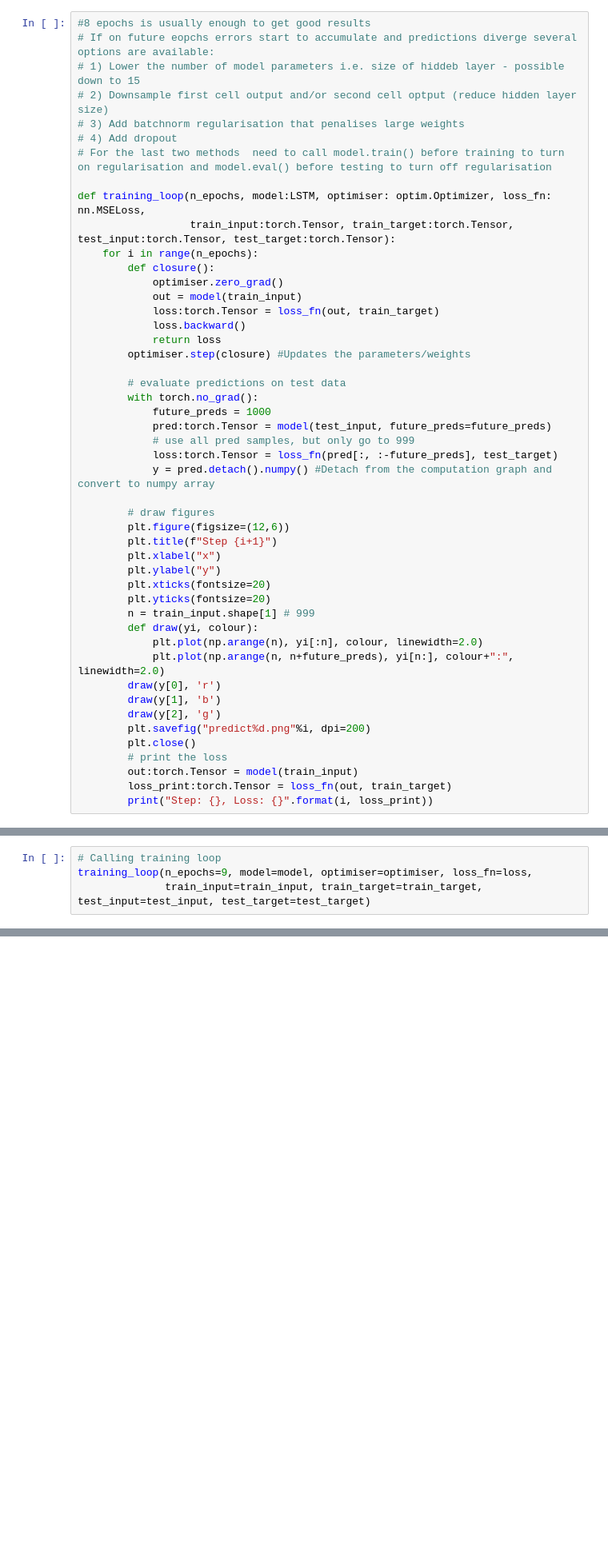
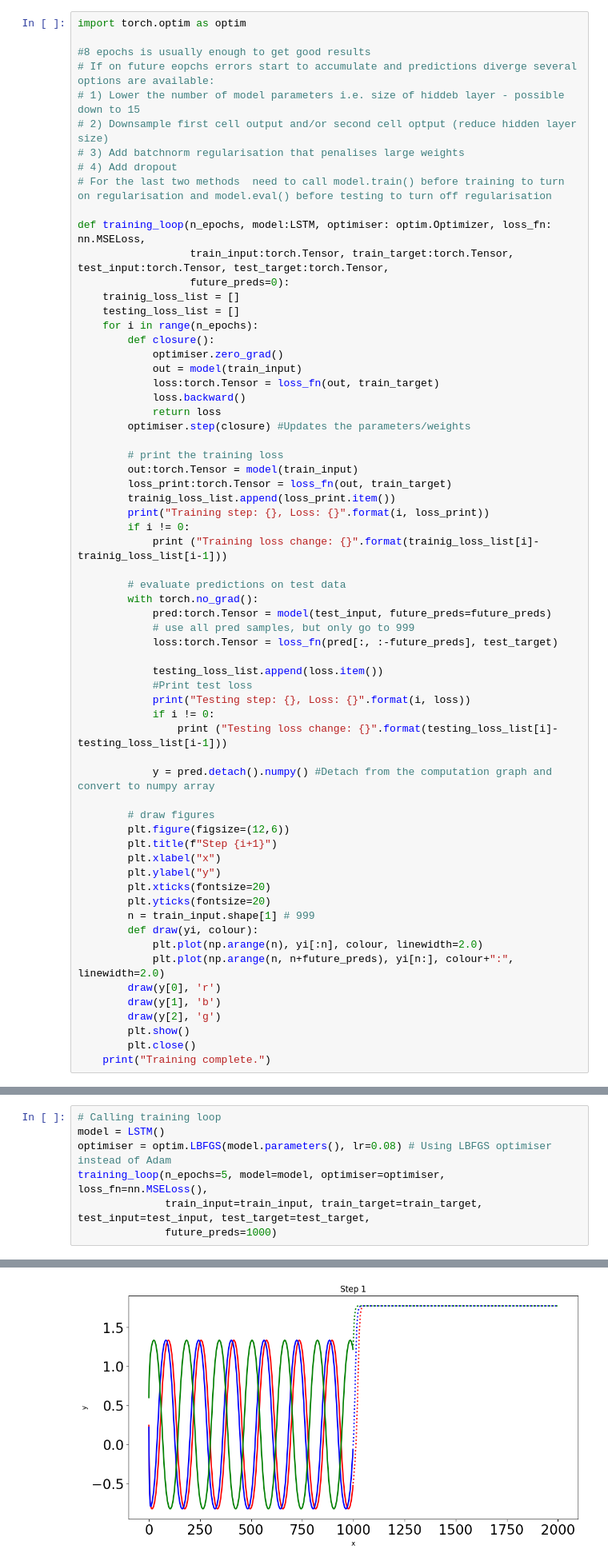
Before and after one commit to mmaracic/ml-timeseries-sine, a Jupyter notebook: lstm-sine.ipynb, the cells around one changed output, grey strips where cells are left out. Shown at 80% size. Cells and saved outputs as stored; diff of their text form; blank space fills up the shorter version.

```diff
--- a/lstm-sine.ipynb
+++ b/lstm-sine.ipynb
@@ -125,4 +115,6 @@ optimiser = optim.LBFGS(model.parameters(), lr=0.08) # Using LBFGS optimiser ins
 # %%
+import torch.optim as optim
+
 #8 epochs is usually enough to get good results
 # If on future eopchs errors start to accumulate and predictions diverge several options are available:
 # 1) Lower the number of model parameters i.e. size of hiddeb layer - possible down to 15
@@ -132,7 +124,10 @@ optimiser = optim.LBFGS(model.parameters(), lr=0.08) # Using LBFGS optimiser ins
 # For the last two methods  need to call model.train() before training to turn on regularisation and model.eval() before testing to turn off regularisation
 
 def training_loop(n_epochs, model:LSTM, optimiser: optim.Optimizer, loss_fn: nn.MSELoss,
-                  train_input:torch.Tensor, train_target:torch.Tensor, test_input:torch.Tensor, test_target:torch.Tensor):
+                  train_input:torch.Tensor, train_target:torch.Tensor, test_input:torch.Tensor, test_target:torch.Tensor,
+                  future_preds=0):
+    trainig_loss_list = []
+    testing_loss_list = []
     for i in range(n_epochs):
         def closure():
             optimiser.zero_grad()
@@ -142,12 +137,26 @@ def training_loop(n_epochs, model:LSTM, optimiser: optim.Optimizer, loss_fn: nn.
             return loss
         optimiser.step(closure) #Updates the parameters/weights
 
+        # print the training loss
+        out:torch.Tensor = model(train_input)
+        loss_print:torch.Tensor = loss_fn(out, train_target)
+        trainig_loss_list.append(loss_print.item())
+        print("Training step: {}, Loss: {}".format(i, loss_print))
+        if i != 0:
+            print ("Training loss change: {}".format(trainig_loss_list[i]-trainig_loss_list[i-1]))
+
         # evaluate predictions on test data
         with torch.no_grad():
-            future_preds = 1000
             pred:torch.Tensor = model(test_input, future_preds=future_preds)
             # use all pred samples, but only go to 999
             loss:torch.Tensor = loss_fn(pred[:, :-future_preds], test_target)
+
+            testing_loss_list.append(loss.item())
+            #Print test loss
+            print("Testing step: {}, Loss: {}".format(i, loss))
+            if i != 0:
+                print ("Testing loss change: {}".format(testing_loss_list[i]-testing_loss_list[i-1]))
+
             y = pred.detach().numpy() #Detach from the computation graph and convert to numpy array
 
         # draw figures
@@ -164,9 +173,6 @@ def training_loop(n_epochs, model:LSTM, optimiser: optim.Optimizer, loss_fn: nn.
         draw(y[0], 'r')
         draw(y[1], 'b')
         draw(y[2], 'g')
-        plt.savefig("predict%d.png"%i, dpi=200)
+        plt.show()
         plt.close()
-        # print the loss
-        out:torch.Tensor = model(train_input)
-        loss_print:torch.Tensor = loss_fn(out, train_target)
-        print("Step: {}, Loss: {}".format(i, loss_print))
+    print("Training complete.")
@@ -173,5 +189,8 @@ def training_loop(n_epochs, model:LSTM, optimiser: optim.Optimizer, loss_fn: nn.
 # %%
 # Calling training loop
-training_loop(n_epochs=9, model=model, optimiser=optimiser, loss_fn=loss,
-              train_input=train_input, train_target=train_target, test_input=test_input, test_target=test_target)
+model = LSTM()
+optimiser = optim.LBFGS(model.parameters(), lr=0.08) # Using LBFGS optimiser instead of Adam
+training_loop(n_epochs=5, model=model, optimiser=optimiser, loss_fn=nn.MSELoss(),
+              train_input=train_input, train_target=train_target, test_input=test_input, test_target=test_target,
+              future_preds=1000)
 # %% [output]
@@ -186,0 +199 @@ Step: 8, Loss: 0.00011224618356209248
+[figure, added]
```
Also changed, not shown: parts of 7 cells of this notebook, 1 other file.
